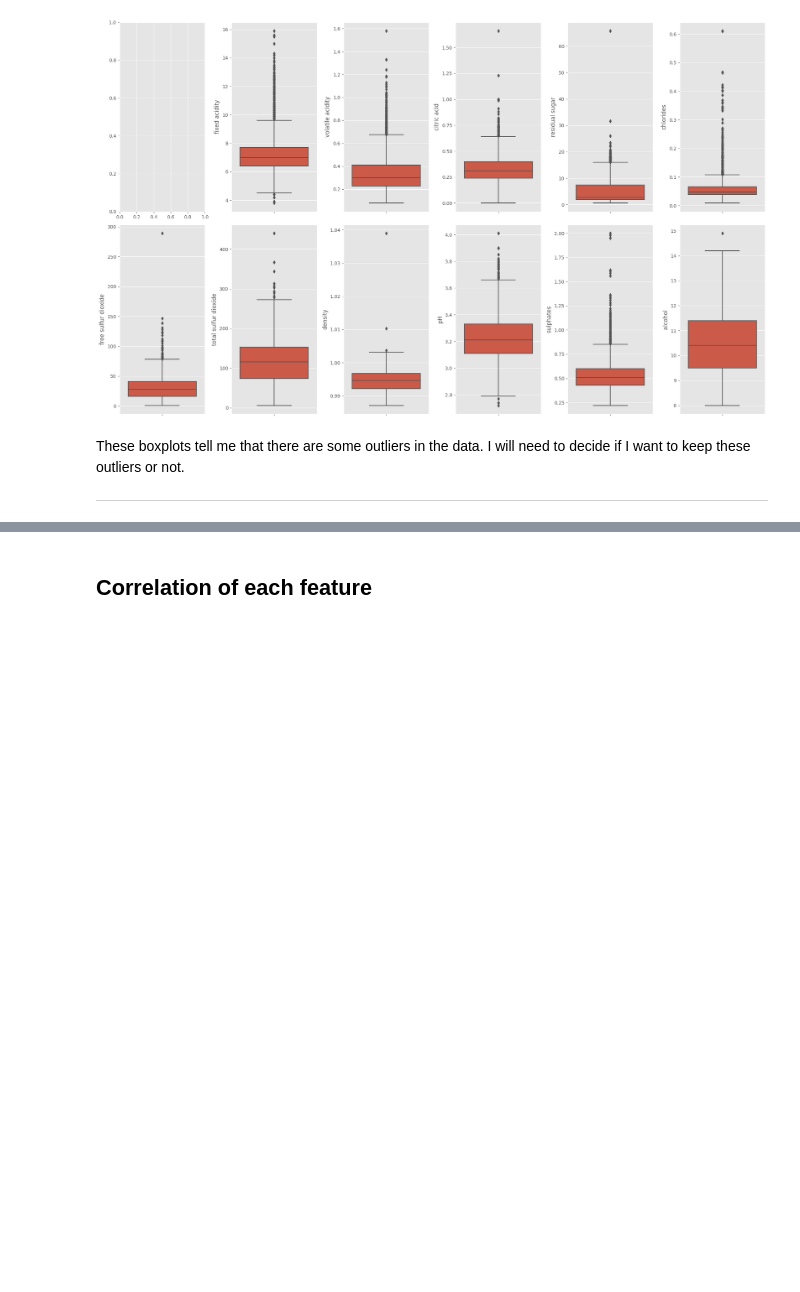
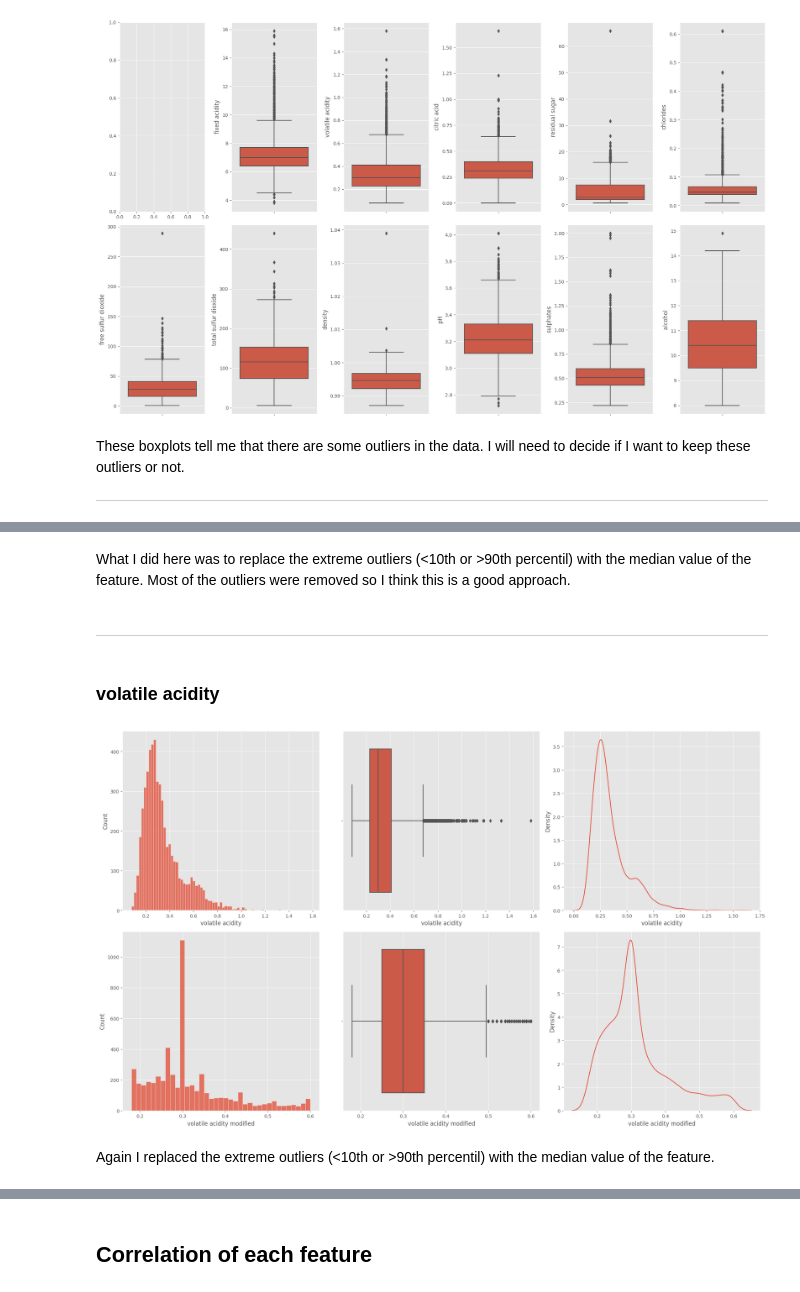
Before and after one commit to zS1L3NT/mldp, a Jupyter notebook: main.ipynb, the cells around one changed output, grey strips where cells are left out. Cells and saved outputs as stored; diff of their text form; code cells hidden in the pictures; blank space fills up the shorter version.

```diff
--- a/main.ipynb
+++ b/main.ipynb
@@ -130,0 +170,2 @@ These boxplots tell me that there are some outliers in the data. I will need to
+# %% [markdown]
+What I did here was to replace the extreme outliers (<10th or >90th percentil) with the median value of the feature. Most of the outliers were removed so I think this is a good approach.
@@ -130,0 +174,17 @@ These boxplots tell me that there are some outliers in the data. I will need to
+# %% [markdown]
+<hr />
+# %% [markdown]
+### volatile acidity
+# %%
+feature = "volatile acidity"
+
+df[f"{feature} modified"] = np.where(
+    (df[feature] > df[feature].quantile(0.9)) | (df[feature] < df[feature].quantile(0.1)),
+    df[feature].median(),
+    df[feature]
+)
+plot_diff(feature)
+# %% [output]
+[figure, added]
+# %% [markdown]
+Again I replaced the extreme outliers (<10th or >90th percentil) with the median value of the feature.
```
Also changed, not shown: parts of 39 cells of this notebook.
